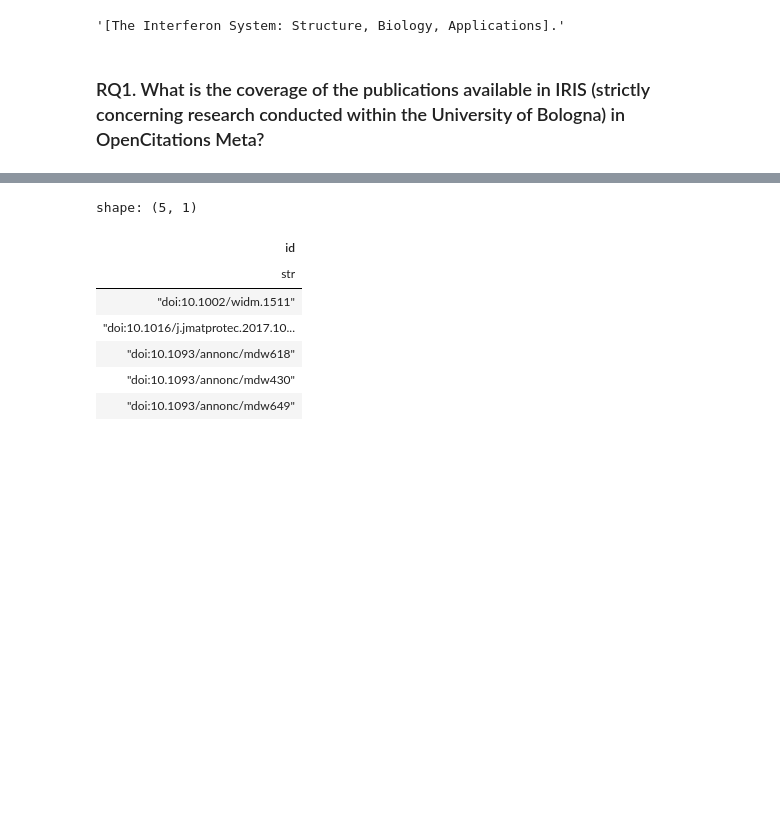
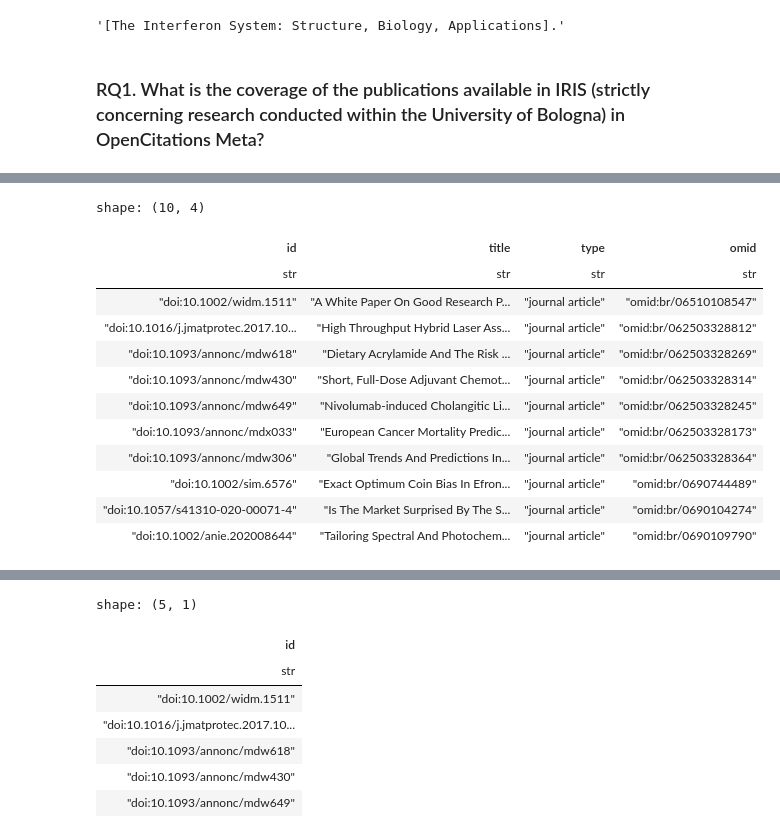
Before and after one commit to open-sci/2023-2024-atreides-code, a Jupyter notebook: final.ipynb, the cells around one changed output, grey strips where cells are left out. Cells and saved outputs as stored; diff of their text form; code cells hidden in the pictures; blank space fills up the shorter version.

```diff
--- a/final.ipynb
+++ b/final.ipynb
@@ -395,0 +687,16 @@ shape: (1, 1)
+# %%
+lf_iim.head(10).collect()
+# %% [output]
+shape: (10, 4)
+| id | title | type | omid |
+| str | str | str | str |
+| "doi:10.1002/widm.1511" | "A White Paper On Good Research P... | "journal article" | "omid:br/06510108547" |
+| "doi:10.1016/j.jmatprotec.2017.10... | "High Throughput Hybrid Laser Ass... | "journal article" | "omid:br/062503328812" |
+| "doi:10.1093/annonc/mdw618" | "Dietary Acrylamide And The Risk ... | "journal article" | "omid:br/062503328269" |
+| "doi:10.1093/annonc/mdw430" | "Short, Full-Dose Adjuvant Chemot... | "journal article" | "omid:br/062503328314" |
+| "doi:10.1093/annonc/mdw649" | "Nivolumab-induced Cholangitic Li... | "journal article" | "omid:br/062503328245" |
+| "doi:10.1093/annonc/mdx033" | "European Cancer Mortality Predic... | "journal article" | "omid:br/062503328173" |
+| "doi:10.1093/annonc/mdw306" | "Global Trends And Predictions In... | "journal article" | "omid:br/062503328364" |
+| "doi:10.1002/sim.6576" | "Exact Optimum Coin Bias In Efron... | "journal article" | "omid:br/0690744489" |
+| "doi:10.1057/s41310-020-00071-4" | "Is The Market Surprised By The S... | "journal article" | "omid:br/0690104274" |
+| "doi:10.1002/anie.202008644" | "Tailoring Spectral And Photochem... | "journal article" | "omid:br/0690109790" |
```
Also changed, not shown: parts of 34 cells of this notebook, 3 other files.
